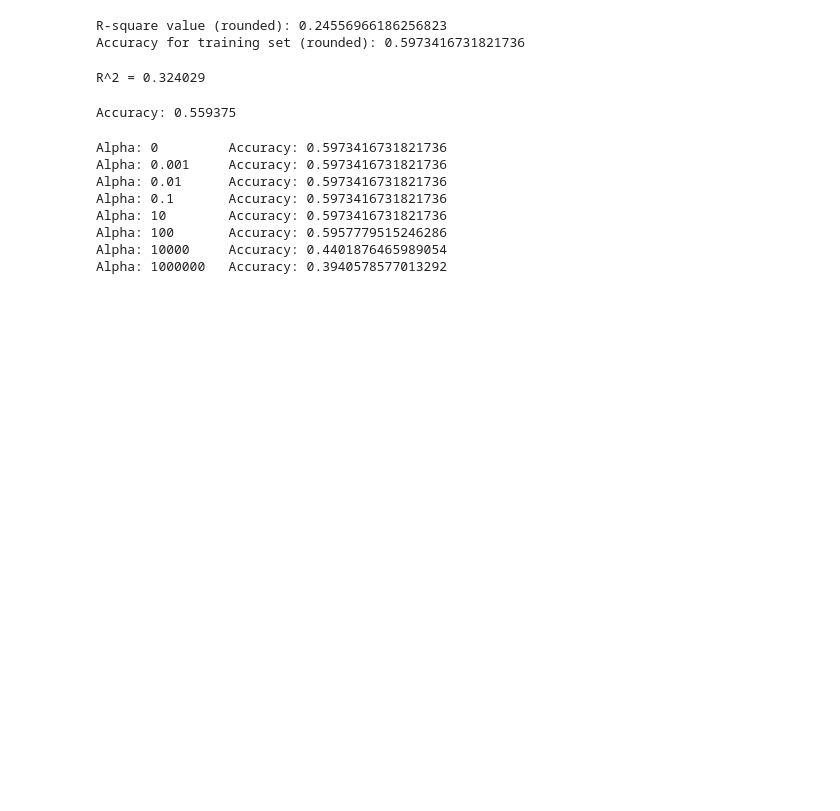
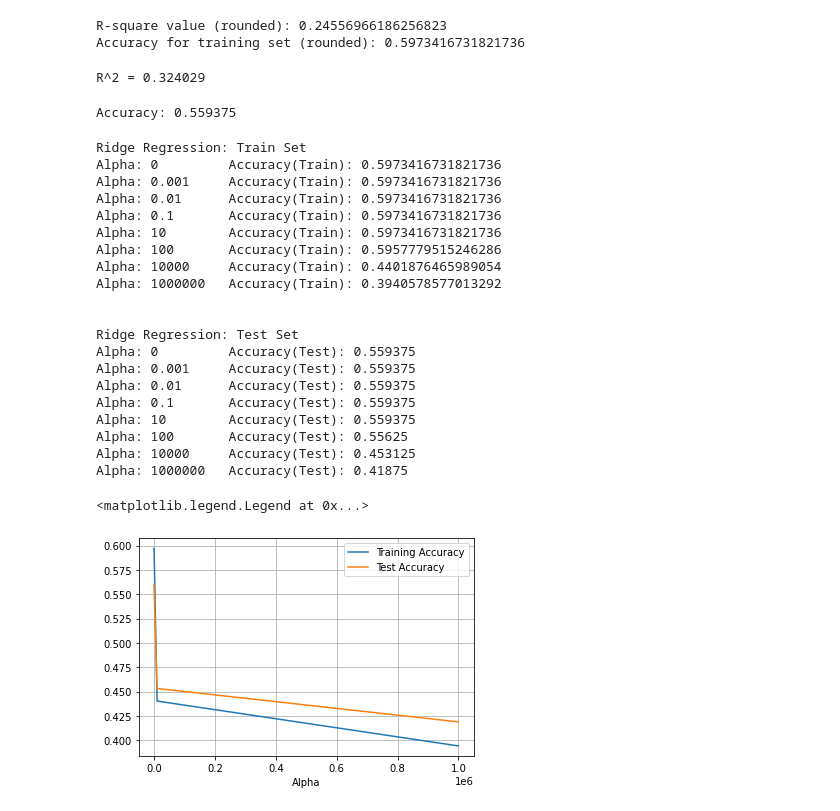
Before and after one commit to garsonbyte/MachineLearningProject, a Jupyter notebook: MultipleLinearRegression.ipynb, the cells around one changed output. Cells and saved outputs as stored; diff of their text form; code cells hidden in the pictures; blank space fills up the shorter version.

Commit message:
Added MultipleLinearRegression

```diff
--- a/MultipleLinearRegression.ipynb
+++ b/MultipleLinearRegression.ipynb
@@ -81,21 +82,60 @@ Accuracy: 0.559375
 # %%
 #Ridge Regression
 alpha_vals = [0, 0.001, 0.01, 0.1, 10, 100, 10000, 1000000]
+
+acc_train_ridgereg = []
+acc_test_ridgereg = []
+
+print("Ridge Regression: Train Set")
 for alpha in alpha_vals:
     regr_ridge = linear_model.Ridge(alpha)
     regr_ridge.fit(x_train, y_train)
     y_hat_ridge = regr_ridge.predict(x_train)
     y_hat_ridge_rounded = np.around(y_hat_ridge)
     acc_train_ridge = np.mean(y_hat_ridge_rounded == y_train)
-    print("Alpha:",alpha,"\t","Accuracy:",acc_train_ridge)
+    acc_train_ridgereg.append(acc_train_ridge)
+    print("Alpha:",alpha,"\t","Accuracy(Train):",acc_train_ridge)
+
+print('\n')
+
+print("Ridge Regression: Test Set")
+for alpha in alpha_vals:
+    regr_ridge = linear_model.Ridge(alpha)
+    regr_ridge.fit(x_train, y_train)
+    y_hat_ridge_test = regr_ridge.predict(x_test)
+    y_hat_ridge_rounded_test = np.around(y_hat_ridge_test)
+    acc_test_ridge = np.mean(y_hat_ridge_rounded_test == y_test)
+    acc_test_ridgereg.append(acc_test_ridge)
+    print("Alpha:",alpha,"\t","Accuracy(Test):",acc_test_ridge)
+
+
+# Plot (Alpha Vs. Accuracy)
+plt.plot(alpha_vals, acc_train_ridgereg, alpha_vals, acc_test_ridgereg)
+plt.grid()
+plt.xlabel('Alpha')
+plt.legend(['Training Accuracy', 'Test Accuracy'], loc='upper right')
 # %% [output]
-Alpha: 0         Accuracy: 0.5973416731821736
-Alpha: 0.001     Accuracy: 0.5973416731821736
-Alpha: 0.01      Accuracy: 0.5973416731821736
-Alpha: 0.1       Accuracy: 0.5973416731821736
-Alpha: 10        Accuracy: 0.5973416731821736
-Alpha: 100       Accuracy: 0.5957779515246286
-Alpha: 10000     Accuracy: 0.4401876465989054
-Alpha: 1000000   Accuracy: 0.3940578577013292
+Ridge Regression: Train Set
+Alpha: 0         Accuracy(Train): 0.5973416731821736
+Alpha: 0.001     Accuracy(Train): 0.5973416731821736
+Alpha: 0.01      Accuracy(Train): 0.5973416731821736
+Alpha: 0.1       Accuracy(Train): 0.5973416731821736
+Alpha: 10        Accuracy(Train): 0.5973416731821736
+Alpha: 100       Accuracy(Train): 0.5957779515246286
+Alpha: 10000     Accuracy(Train): 0.4401876465989054
+Alpha: 1000000   Accuracy(Train): 0.3940578577013292
+
+
+Ridge Regression: Test Set
+Alpha: 0         Accuracy(Test): 0.559375
+Alpha: 0.001     Accuracy(Test): 0.559375
+Alpha: 0.01      Accuracy(Test): 0.559375
+Alpha: 0.1       Accuracy(Test): 0.559375
+Alpha: 10        Accuracy(Test): 0.559375
+Alpha: 100       Accuracy(Test): 0.55625
+Alpha: 10000     Accuracy(Test): 0.453125
+Alpha: 1000000   Accuracy(Test): 0.41875
+<matplotlib.legend.Legend at 0x...>
+[figure, added]
 # %%
 #Lasso Regression
```
Also changed, not shown: parts of 8 cells of this notebook.
